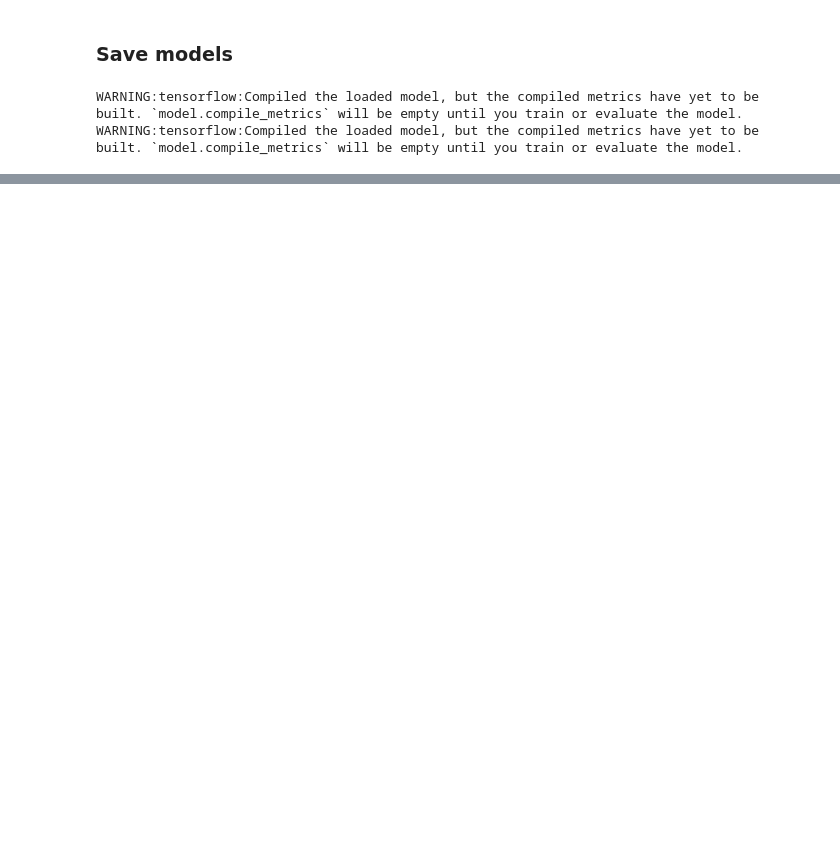
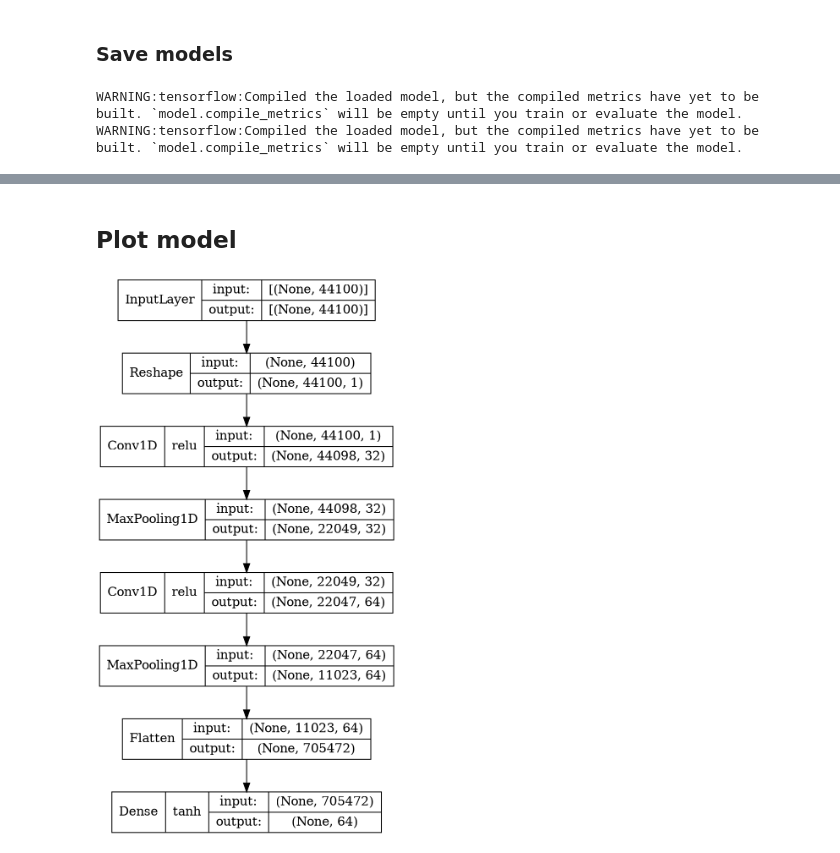
Before and after one commit to vivekvjyn/geosynth, a Jupyter notebook: notebooks/auto-encoder.ipynb, the cells around one changed output, grey strips where cells are left out. Saved outputs shown, nothing was run; the diff lists cells and outputs as text; code cells hidden in the pictures; blank space fills up the shorter version.

```diff
--- a/notebooks/auto-encoder.ipynb
+++ b/notebooks/auto-encoder.ipynb
@@ -59,7 +28,7 @@ class Sampling(layers.Layer):
 # %%
 audio_shape = (44100,)
 
-audio_input = layers.Input(shape=audio_shape)
+audio_input = layers.Input(shape=audio_shape, name='Input')
 
 x = layers.Reshape((audio_shape[0], 1))(audio_input)
 x = layers.Conv1D(32, 3, activation='relu')(x)
@@ -67,13 +36,6 @@ x = layers.MaxPooling1D(2)(x)
 x = layers.Conv1D(64, 3, activation='relu')(x)
 x = layers.MaxPooling1D(2)(x)
 x = layers.Flatten()(x)
-x = layers.Dense(LATENT_DIM, activation='relu')(x)
+x = layers.Dense(64, activation='tanh')(x)
 
-mean = layers.Dense(64,)(x)
-log_var = layers.Dense(64,)(x)
-
-z = Sampling()([mean, log_var])
-
-encoder = models.Model(audio_input, [z, mean, log_var])
-
-encoder.summary()
+encoder = models.Model(audio_input, x, name='Encoder')
@@ -248,0 +142,14 @@ np.save('../models/latents.npy', latents)
+# %% [markdown]
+## Plot model
+# %%
+tf.keras.utils.plot_model(
+    encoder,
+    to_file='../plots/encoder.png',
+    show_shapes=True,
+    show_layer_names=False,
+    expand_nested=True,
+    dpi=75,
+    show_layer_activations=True
+)
+# %% [output]
+[figure, added]
```
Also changed, not shown: parts of 22 cells of this notebook, 17 other files.
